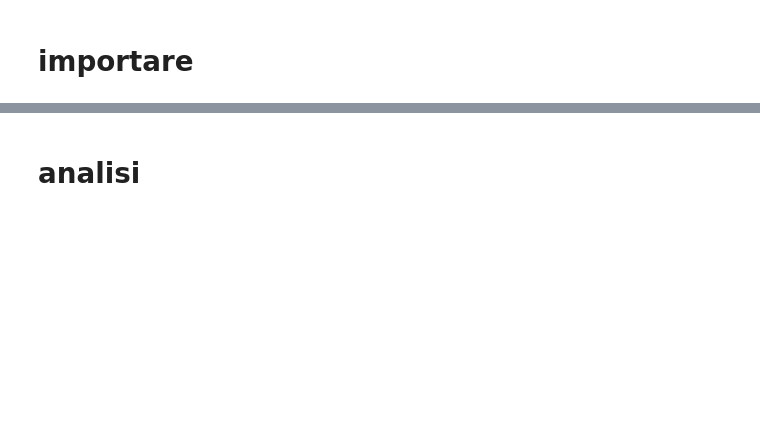
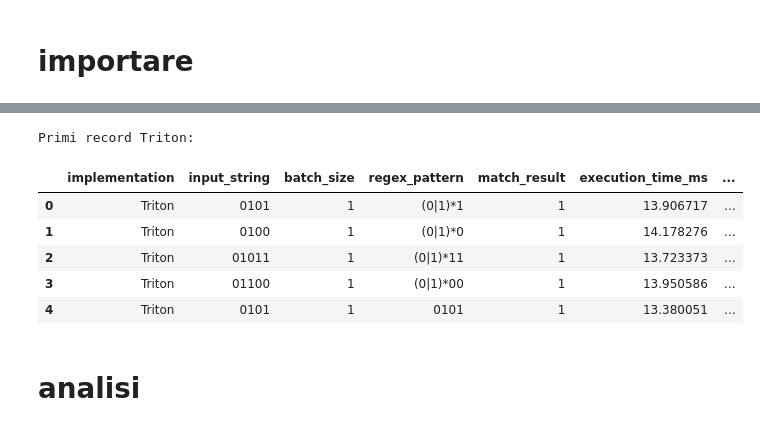
Before and after one commit to alepot55/triton_vs_cuda_fsa, a Jupyter notebook: scripts/notebook.ipynb, the cells around one changed output, grey strips where cells are left out. Drawn from its saved outputs; the diff is of its cells as text; code cells hidden in the pictures; blank space fills up the shorter version.

```diff
--- a/scripts/notebook.ipynb
+++ b/scripts/notebook.ipynb
@@ -38,3 +50,15 @@ df.shape
+# %%
+
+print("Primi record Triton:")
+triton_df.head()
+# %% [output]
+Primi record Triton:
+|  | implementation | input_string | batch_size | regex_pattern | match_result | execution_time_ms | ... |
+| 0 | Triton | 0101 | 1 | (0|1)*1 | 1 | 13.906717 | ... |
+| 1 | Triton | 0100 | 1 | (0|1)*0 | 1 | 14.178276 | ... |
+| 2 | Triton | 01011 | 1 | (0|1)*11 | 1 | 13.723373 | ... |
+| 3 | Triton | 01100 | 1 | (0|1)*00 | 1 | 13.950586 | ... |
+| 4 | Triton | 0101 | 1 | 0101 | 1 | 13.380051 | ... |
 # %% [markdown]
 # analisi
 # %%
```
Also changed, not shown: parts of 4 cells of this notebook, 9 other files.
